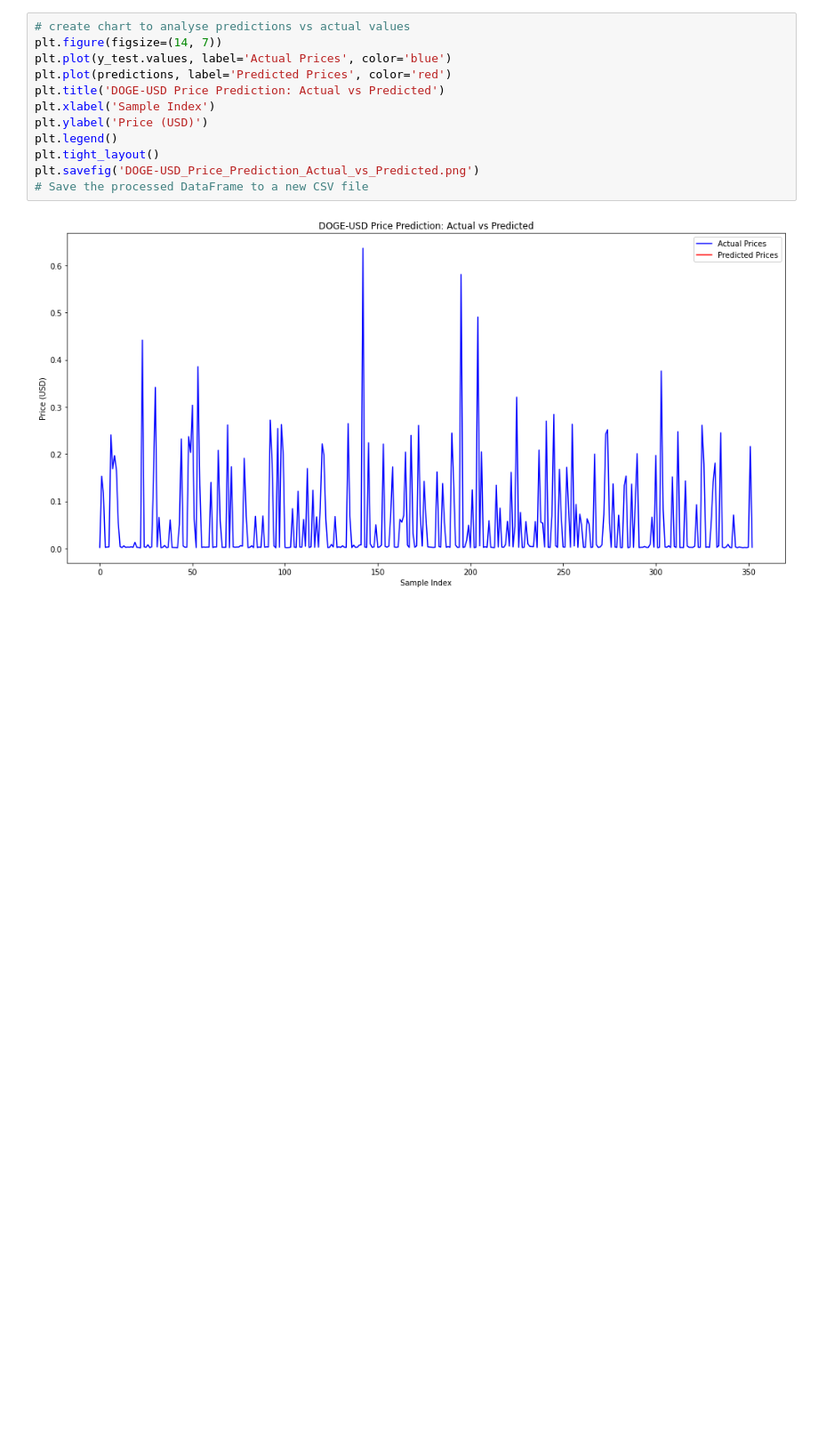
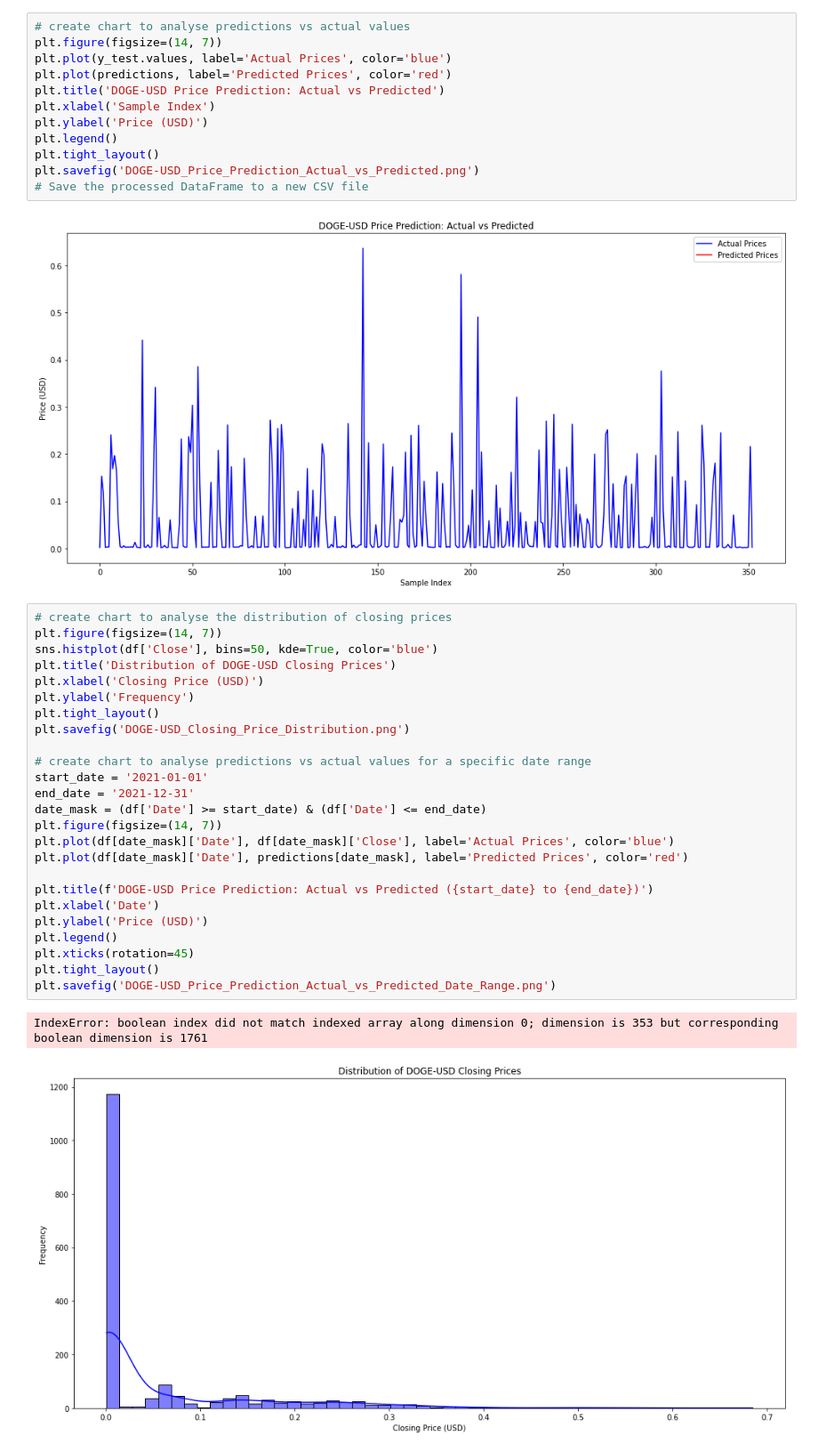
Before and after one commit to parekhrohan21/ml_analysis, a Jupyter notebook: doge_pred.ipynb, the cells around one changed output. Shown: that part at 89% size. Saved outputs shown, nothing was run; the diff lists cells and outputs as text; blank space fills up the shorter version.

```diff
--- a/doge_pred.ipynb
+++ b/doge_pred.ipynb
@@ -171,3 +171,31 @@ plt.savefig('DOGE-USD_Price_Prediction_Actual_vs_Predicted.png')
 # Save the processed DataFrame to a new CSV file
 # %% [output]
 [figure]
+# %%
+# create chart to analyse the distribution of closing prices
+plt.figure(figsize=(14, 7))
+sns.histplot(df['Close'], bins=50, kde=True, color='blue')
+plt.title('Distribution of DOGE-USD Closing Prices')
+plt.xlabel('Closing Price (USD)')
+plt.ylabel('Frequency')
+plt.tight_layout()
+plt.savefig('DOGE-USD_Closing_Price_Distribution.png')
+
+# create chart to analyse predictions vs actual values for a specific date range
+start_date = '2021-01-01'
+end_date = '2021-12-31'
+date_mask = (df['Date'] >= start_date) & (df['Date'] <= end_date)
+plt.figure(figsize=(14, 7))
+plt.plot(df[date_mask]['Date'], df[date_mask]['Close'], label='Actual Prices', color='blue')
+plt.plot(df[date_mask]['Date'], predictions[date_mask], label='Predicted Prices', color='red')
+
+plt.title(f'DOGE-USD Price Prediction: Actual vs Predicted ({start_date} to {end_date})')
+plt.xlabel('Date')
+plt.ylabel('Price (USD)')
+plt.legend()
+plt.xticks(rotation=45)
+plt.tight_layout()
+plt.savefig('DOGE-USD_Price_Prediction_Actual_vs_Predicted_Date_Range.png')
+# %% [output]
+IndexError: boolean index did not match indexed array along dimension 0; dimension is 353 but corresponding boolean dimension is 1761
+[figure, added]
```
Also changed, not shown: parts of 2 cells of this notebook, 1 other file.
